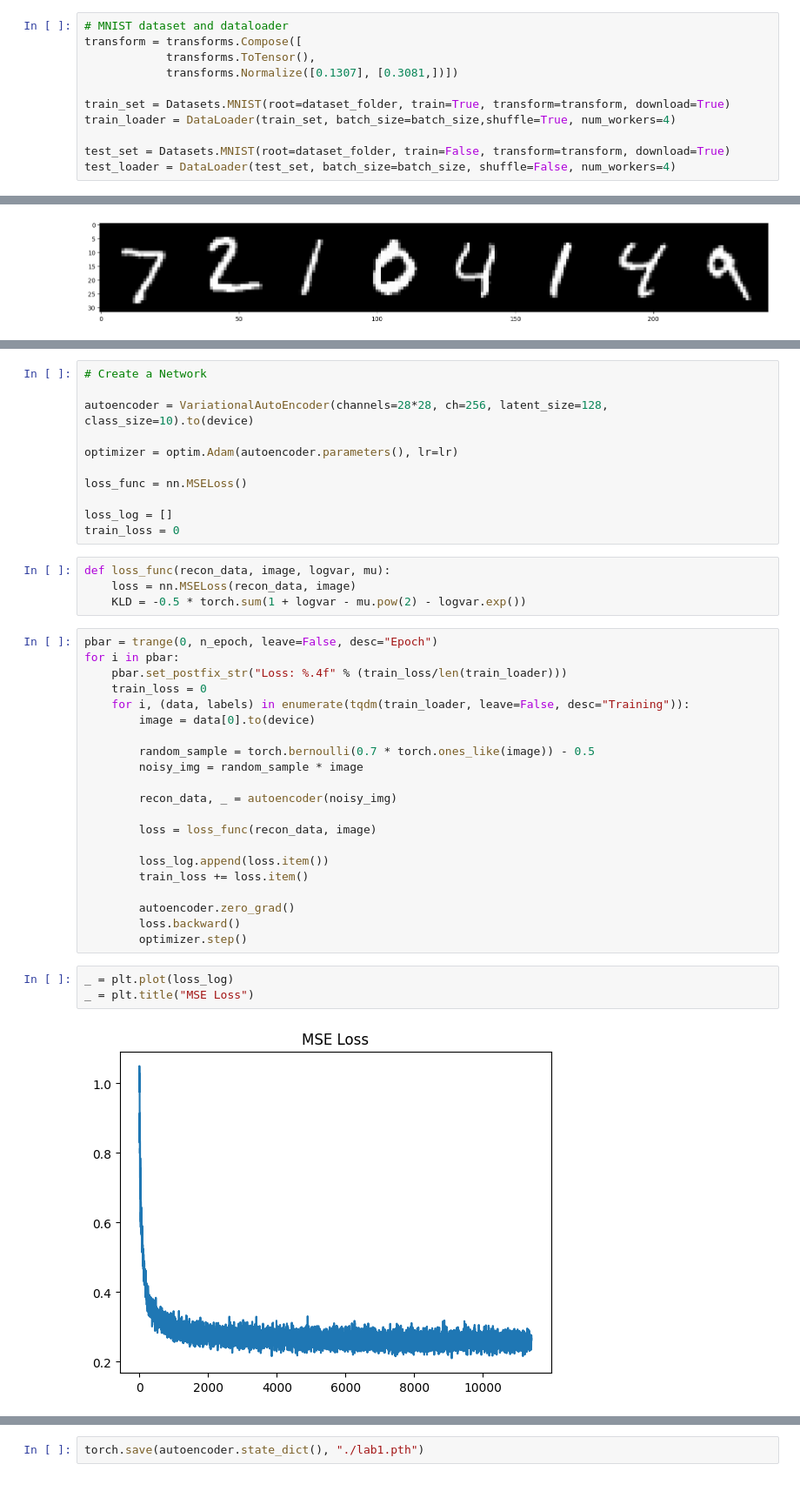
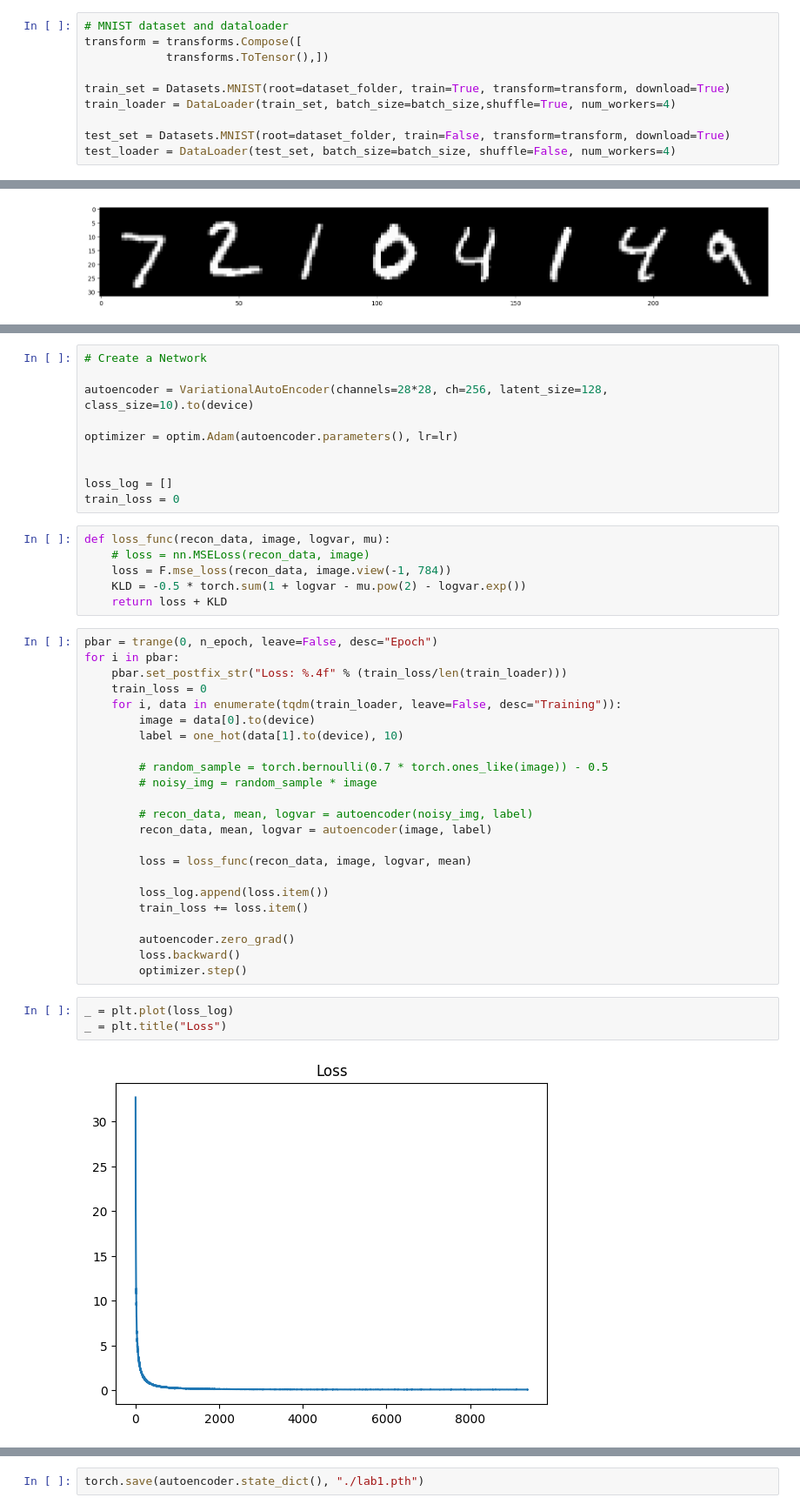
Before and after one commit to HungryM1NT/MTUCI_ml, a Jupyter notebook: lab2/lab2.ipynb, the cells around one changed output, grey strips where cells are left out. Shown: that part at 87% size. Saved outputs shown, nothing was run; the diff lists cells and outputs as text.

```diff
--- a/lab2/lab2.ipynb
+++ b/lab2/lab2.ipynb
@@ -84,8 +84,7 @@ class VariationalAutoEncoder(nn.Module):
 # %%
 # MNIST dataset and dataloader
 transform = transforms.Compose([
-            transforms.ToTensor(),
-            transforms.Normalize([0.1307], [0.3081,])])
+            transforms.ToTensor(),])
 
 train_set = Datasets.MNIST(root=dataset_folder, train=True, transform=transform, download=True)
 train_loader = DataLoader(train_set, batch_size=batch_size,shuffle=True, num_workers=4)
@@ -120,28 +108,31 @@ autoencoder = VariationalAutoEncoder(channels=28*28, ch=256, latent_size=128, cl
 
 optimizer = optim.Adam(autoencoder.parameters(), lr=lr)
 
-loss_func = nn.MSELoss()
 
 loss_log = []
 train_loss = 0
 # %%
 def loss_func(recon_data, image, logvar, mu):
-    loss = nn.MSELoss(recon_data, image)
+    # loss = nn.MSELoss(recon_data, image)
+    loss = F.mse_loss(recon_data, image.view(-1, 784))
     KLD = -0.5 * torch.sum(1 + logvar - mu.pow(2) - logvar.exp())
+    return loss + KLD
 # %%
 pbar = trange(0, n_epoch, leave=False, desc="Epoch")
 for i in pbar:
     pbar.set_postfix_str("Loss: %.4f" % (train_loss/len(train_loader)))
     train_loss = 0
-    for i, (data, labels) in enumerate(tqdm(train_loader, leave=False, desc="Training")):
+    for i, data in enumerate(tqdm(train_loader, leave=False, desc="Training")):
         image = data[0].to(device)
+        label = one_hot(data[1].to(device), 10)
 
-        random_sample = torch.bernoulli(0.7 * torch.ones_like(image)) - 0.5
-        noisy_img = random_sample * image
+        # random_sample = torch.bernoulli(0.7 * torch.ones_like(image)) - 0.5
+        # noisy_img = random_sample * image
 
-        recon_data, _ = autoencoder(noisy_img)
+        # recon_data, mean, logvar = autoencoder(noisy_img, label)
+        recon_data, mean, logvar = autoencoder(image, label)
 
-        loss = loss_func(recon_data, image)
+        loss = loss_func(recon_data, image, logvar, mean)
 
         loss_log.append(loss.item())
         train_loss += loss.item()
@@ -151,9 +142,9 @@ for i in pbar:
         optimizer.step()
 # %%
 _ = plt.plot(loss_log)
-_ = plt.title("MSE Loss")
+_ = plt.title("Loss")
 # %% [output]
-[figure, old version]
+[figure, new version]
 # %%
 plt.figure(figsize = (20,10))
 out = vutils.make_grid(test_images[0:8], normalize=True)
```
Also changed, not shown: parts of 6 cells of this notebook, 1 other file.
